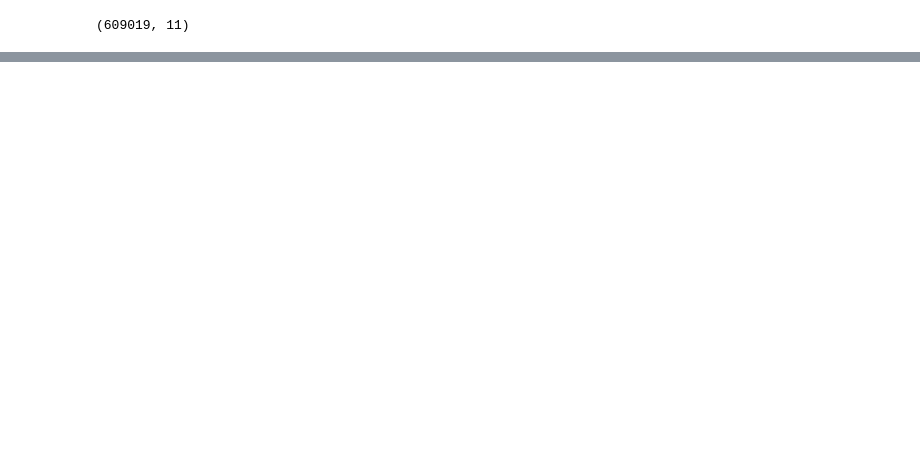
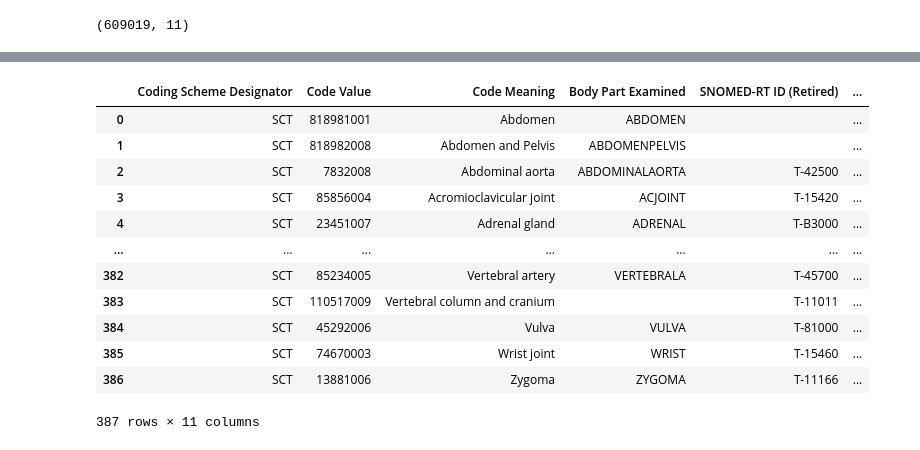
Before and after one commit to paulnagy/DICOM2OMOP, a Jupyter notebook: dicom_to_omop/dicom_to_omop_vocab.ipynb, the cells around one changed output, grey strips where cells are left out. Cells and saved outputs as stored; diff of their text form; code cells hidden in the pictures; blank space fills up the shorter version.

Commit message:
relationships

```diff
--- a/dicom_to_omop/dicom_to_omop_vocab.ipynb
+++ b/dicom_to_omop/dicom_to_omop_vocab.ipynb
@@ -597,0 +819,24 @@ concept_df[concept_df['concept_id']==2128000447]
+# %%
+body_part = body_part.rename(columns={'concept_id': 'concept_id_1'})
+# %%
+body_part_maps_to = body_part[body_part['Coding Scheme Designator']=="SCT"].merge(concept_df[concept_df['vocabulary_id']=="SNOMED"][['concept_code', 'concept_id']]
+                                                              , how = 'left', left_on = 'Code Value', right_on = 'concept_code')
+body_part_maps_to['concept_id'] = body_part_maps_to['concept_id'].astype('Int64')
+body_part_maps_to = body_part_maps_to.rename(columns={'concept_id':'concept_id_2'})
+body_part_maps_to['relationship_id'] = 'Maps to'
+body_part_maps_to = body_part_maps_to[~body_part_maps_to['concept_id_2'].isna()].copy().reset_index(drop=True)
+body_part_maps_to
+# %% [output]
+|  | Coding Scheme Designator | Code Value | Code Meaning | Body Part Examined | SNOMED-RT ID (Retired) | ... |
+| 0 | SCT | 818981001 | Abdomen | ABDOMEN |  | ... |
+| 1 | SCT | 818982008 | Abdomen and Pelvis | ABDOMENPELVIS |  | ... |
+| 2 | SCT | 7832008 | Abdominal aorta | ABDOMINALAORTA | T-42500 | ... |
+| 3 | SCT | 85856004 | Acromioclavicular joint | ACJOINT | T-15420 | ... |
+| 4 | SCT | 23451007 | Adrenal gland | ADRENAL | T-B3000 | ... |
+| ... | ... | ... | ... | ... | ... | ... |
+| 382 | SCT | 85234005 | Vertebral artery | VERTEBRALA | T-45700 | ... |
+| 383 | SCT | 110517009 | Vertebral column and cranium |  | T-11011 | ... |
+| 384 | SCT | 45292006 | Vulva | VULVA | T-81000 | ... |
+| 385 | SCT | 74670003 | Wrist joint | WRIST | T-15460 | ... |
+| 386 | SCT | 13881006 | Zygoma | ZYGOMA | T-11166 | ... |
+387 rows × 11 columns
```
Also changed, not shown: parts of 55 cells of this notebook, 8 other files.
